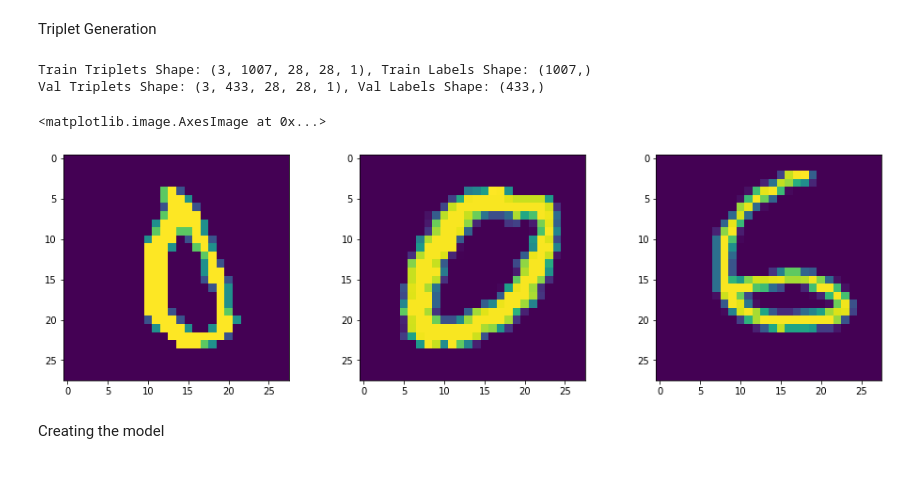
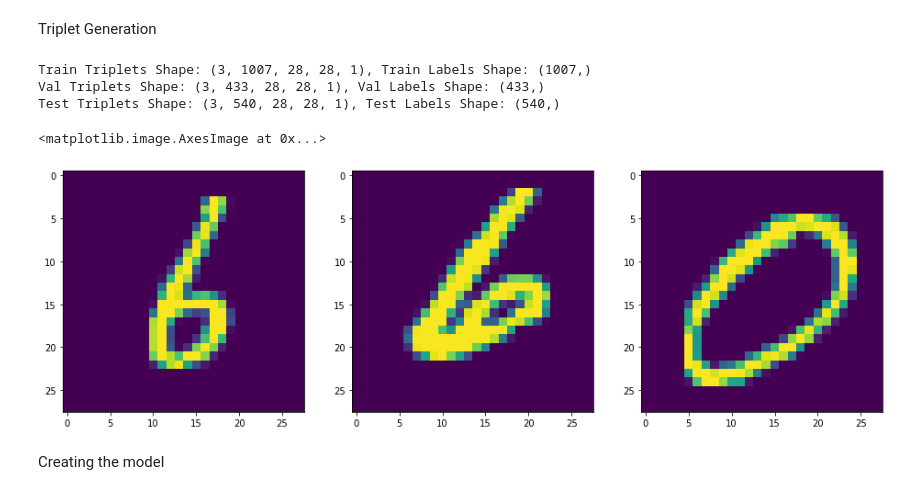
Before and after one commit to hashbanger/siamese-network-mnist, a Jupyter notebook: siamese-classical.ipynb, the cells around one changed output. Drawn from its saved outputs; the diff is of its cells as text; code cells hidden in the pictures.

```diff
--- a/siamese-classical.ipynb
+++ b/siamese-classical.ipynb
@@ -195,15 +185,14 @@ def shuffle_triplets(triplets):
     triplets_shuffles = [triplets[0][triplets_len], triplets[1][triplets_len], triplets[2][triplets_len]]
     return triplets_shuffles
 
-def create_triplets(label_set, validation_split = 0.7):
+def create_triplets(images_set, label_set, num_pos, num_neg, test = False, validation_split = 0.7):
     """
     creates and splits all possible triplets for training and validation
     """
-    triplet_images = []
-    triplets_set = []
     left_images = []
     middle_images = []
     right_images = []
+
     set_labels = []
 
     for label in set(label_set):
@@ -212,48 +201,59 @@ def create_triplets(label_set, validation_split = 0.7):
         np.random.shuffle(label_pos_ids)
         np.random.shuffle(label_neg_ids)
 
-        positive_examples = label_pos_ids[:NUM_POS]
-        negative_examples = label_neg_ids[:NUM_NEG]
+        positive_examples = label_pos_ids[:num_pos]
+        negative_examples = label_neg_ids[:num_neg]
         triplet_labels = list(itertools.product(positive_examples, positive_examples, negative_examples))
 
         for trp in triplet_labels:
-            left_images.append(x_train[trp[0]])
-            middle_images.append(x_train[trp[1]])
-            right_images.append(x_train[trp[2]])
+            left_images.append(images_set[trp[0]])
+            middle_images.append(images_set[trp[1]])
+            right_images.append(images_set[trp[2]])
             set_labels.append(1.0)
 
     triplets, labels = [np.array(left_images), np.array(middle_images), np.array(right_images)], np.array(set_labels)
-
     triplets = shuffle_triplets(triplets)
 
-    split_point = int(NUM_POS * NUM_POS * NUM_NEG * len(set(label_set)) * 0.7)
+    if test:
+        return (triplets, labels)
+
+    split_point = int(num_pos * num_pos * num_neg * len(set(label_set)) * 0.7)
     train_triplets, train_labels = [triplets[0][:split_point], triplets[1][:split_point], triplets[2][:split_point]], labels[:split_point]
     val_triplets, val_labels = [triplets[0][split_point:], triplets[1][split_point:], triplets[2][split_point:]], labels[split_point:]
 
     return (train_triplets, train_labels), (val_triplets, val_labels)
+# %%
+TRAIN_NUM_POS = 4 # Number of positive examples to consider per class
+TRAIN_NUM_NEG = 9 # Number of negative examples to consider per class
+
+TEST_NUM_POS = 3 # Number of positive examples to consider per class
+TEST_NUM_NEG = 6 # Number of negative examples to consider per class
 # %%
 # Storing the triplets
-(train_triplets, train_labels), (val_triplets, val_labels)  = create_triplets(y_train)
+(train_triplets, train_labels), (val_triplets, val_labels)  = create_triplets(x_train, y_train, TRAIN_NUM_POS, TRAIN_NUM_NEG)
+(test_triplets, test_labels) = create_triplets(x_test, y_test, TEST_NUM_POS, TEST_NUM_NEG, test= True)
 # %%
 # Checking the shapes for the triplets
 print("Train Triplets Shape: {}, Train Labels Shape: {}".format(np.array(train_triplets).shape, train_labels.shape))
 print("Val Triplets Shape: {}, Val Labels Shape: {}".format(np.array(val_triplets).shape, val_labels.shape))
+print("Test Triplets Shape: {}, Test Labels Shape: {}".format(np.array(test_triplets).shape, test_labels.shape))
 # %% [output]
 Train Triplets Shape: (3, 1007, 28, 28, 1), Train Labels Shape: (1007,)
 Val Triplets Shape: (3, 433, 28, 28, 1), Val Labels Shape: (433,)
+Test Triplets Shape: (3, 540, 28, 28, 1), Test Labels Shape: (540,)
 # %%
 # plotting some triplets
 num = np.random.randint(0, len(train_labels))
 plt.figure(figsize= (16,15))
-plt.subplot(i+1,3,1)
+plt.subplot(1,3,1)
 plt.imshow(train_triplets[0][num])
-plt.subplot(i+1,3,2)
+plt.subplot(1,3,2)
 plt.imshow(train_triplets[1][num])
-plt.subplot(i+1,3,3)
+plt.subplot(1,3,3)
 plt.imshow(train_triplets[2][num])
 # %% [output]
 <matplotlib.image.AxesImage at 0x...>
-[figure, old version]
+[figure, new version]
 # %% [markdown]
 Creating the model
 # %%
```
Also changed, not shown: parts of 10 cells of this notebook, 7 other files.
